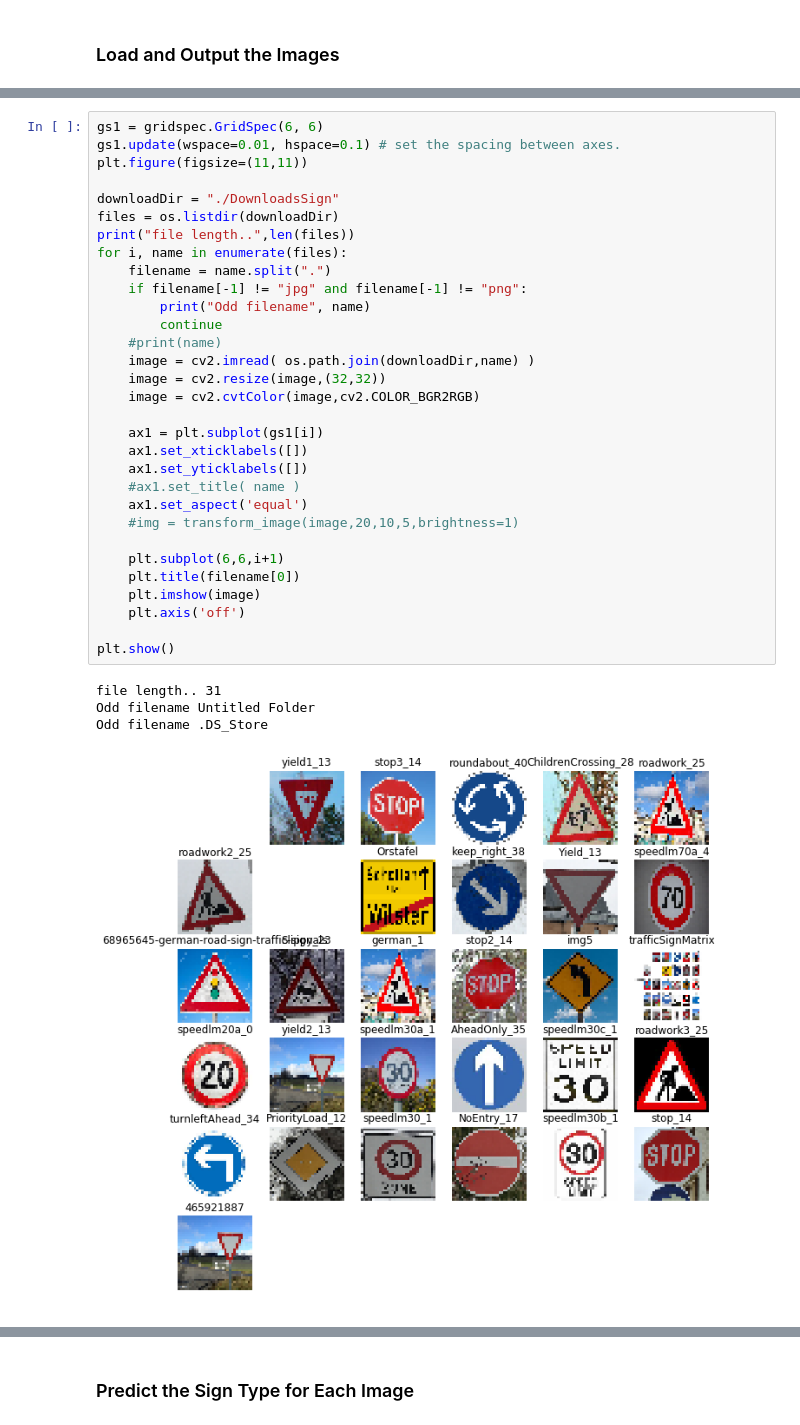
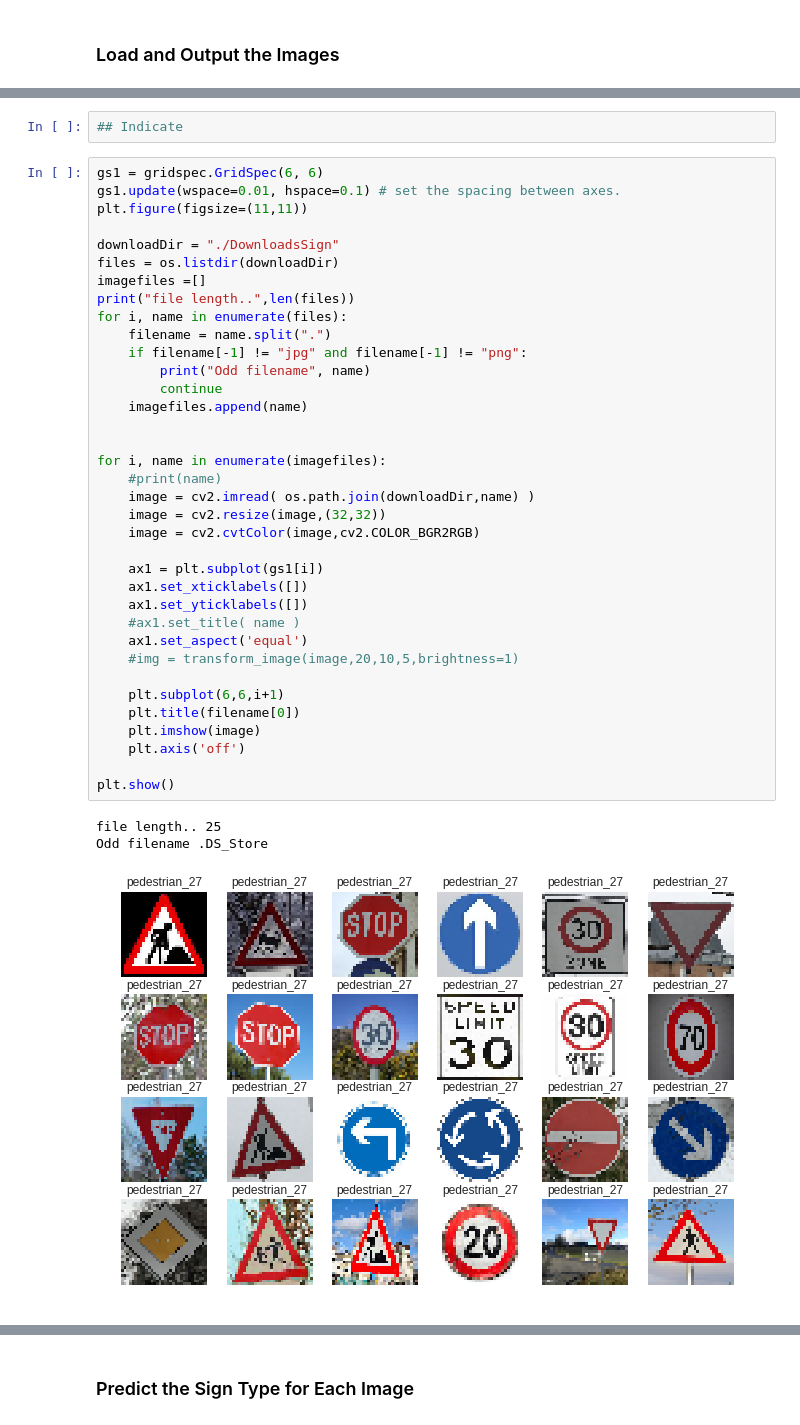
Before and after one commit to scrambleegg7/SelfCar, a Jupyter notebook: CarND-Traffic-Sign-Classifier-Project/Traffic_Sign_Classifier.ipynb, the cells around one changed output, grey strips where cells are left out. Saved outputs shown, nothing was run; the diff lists cells and outputs as text.

```diff
--- a/CarND-Traffic-Sign-Classifier-Project/Traffic_Sign_Classifier.ipynb
+++ b/CarND-Traffic-Sign-Classifier-Project/Traffic_Sign_Classifier.ipynb
@@ -1643,41 +1556,47 @@ def loadDownloadImage():
         download_images[filename[0]] = image
 
     return download_images
+# %%
+## Indicate
 # %%
 gs1 = gridspec.GridSpec(6, 6)
 gs1.update(wspace=0.01, hspace=0.1) # set the spacing between axes.
 plt.figure(figsize=(11,11))
 
 downloadDir = "./DownloadsSign"
 files = os.listdir(downloadDir)
+imagefiles =[]
 print("file length..",len(files))
 for i, name in enumerate(files):
     filename = name.split(".")
     if filename[-1] != "jpg" and filename[-1] != "png":
         print("Odd filename", name)
         continue
+    imagefiles.append(name)
+
+
+for i, name in enumerate(imagefiles):
     #print(name)
     image = cv2.imread( os.path.join(downloadDir,name) )
     image = cv2.resize(image,(32,32))
     image = cv2.cvtColor(image,cv2.COLOR_BGR2RGB)
 
     ax1 = plt.subplot(gs1[i])
     ax1.set_xticklabels([])
     ax1.set_yticklabels([])
     #ax1.set_title( name )
     ax1.set_aspect('equal')
     #img = transform_image(image,20,10,5,brightness=1)
 
     plt.subplot(6,6,i+1)
     plt.title(filename[0])
     plt.imshow(image)
     plt.axis('off')
 
 plt.show()
 # %% [output]
-file length.. 31
-Odd filename Untitled Folder
+file length.. 25
 Odd filename .DS_Store
-[figure, old version]
+[figure, new version]
 # %%
 download_images = loadDownloadImage()
```
Also changed, not shown: parts of 18 cells of this notebook.
